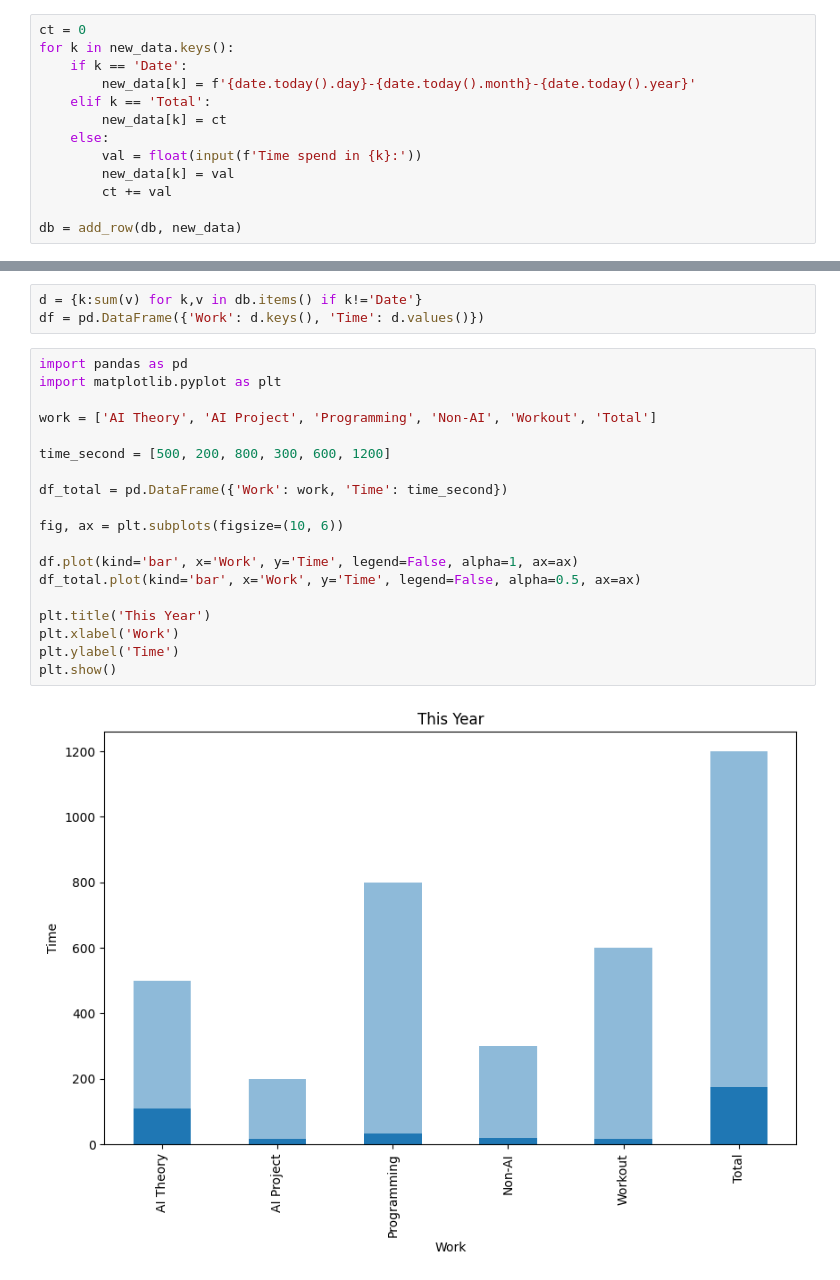
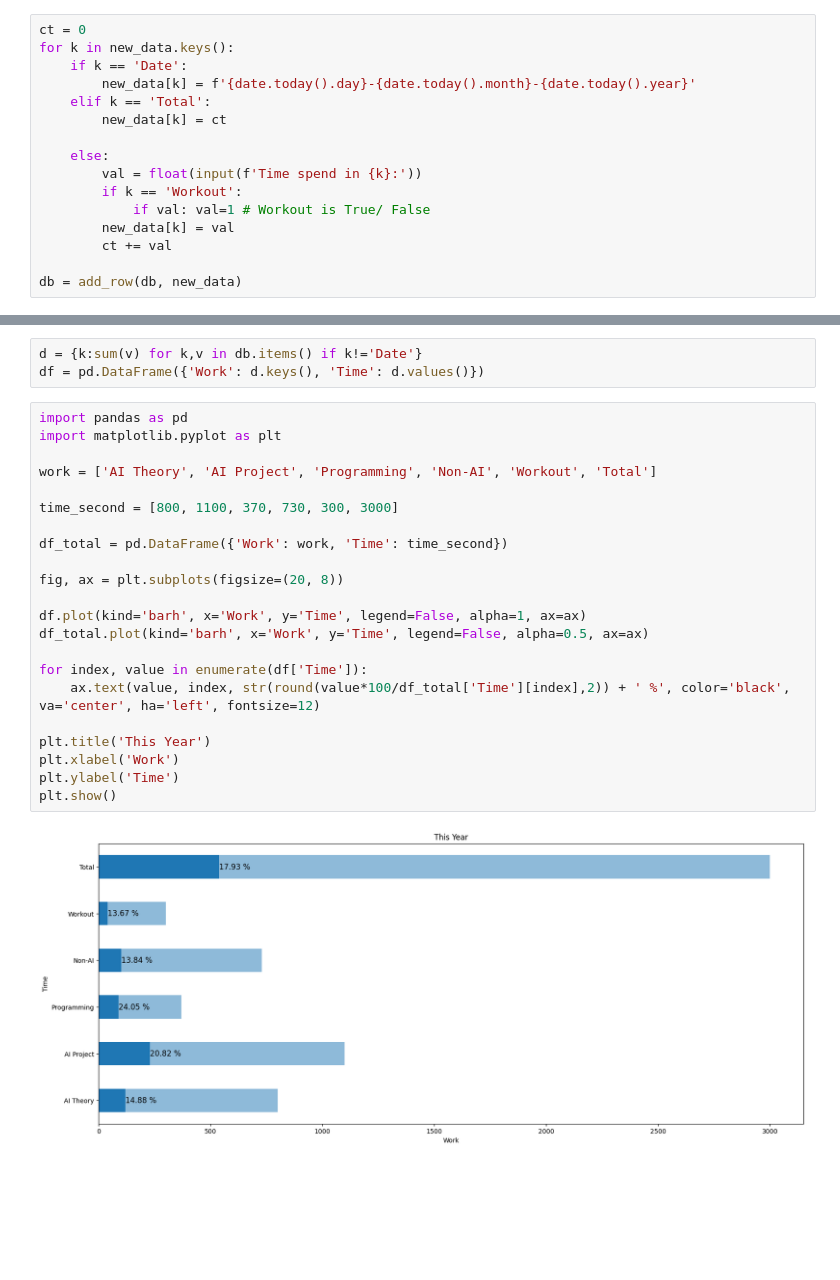
Before and after one commit to Arjun-G-Ravi/Noob-projects, a Jupyter notebook: 20_performance_tracker/test.ipynb, the cells around one changed output, grey strips where cells are left out. Saved outputs shown, nothing was run; the diff lists cells and outputs as text; blank space fills up the shorter version.

Commit message:
Added text to bar chart

```diff
--- a/20_performance_tracker/test.ipynb
+++ b/20_performance_tracker/test.ipynb
@@ -37,8 +37,11 @@ for k in new_data.keys():
         new_data[k] = f'{date.today().day}-{date.today().month}-{date.today().year}'
     elif k == 'Total':
         new_data[k] = ct
+
     else:
         val = float(input(f'Time spend in {k}:'))
+        if k == 'Workout':
+            if val: val=1 # Workout is True/ False
         new_data[k] = val
         ct += val
 
@@ -60,21 +74,24 @@ df = pd.DataFrame({'Work': d.keys(), 'Time': d.values()})
 # %%
 import pandas as pd
 import matplotlib.pyplot as plt
 
 work = ['AI Theory', 'AI Project', 'Programming', 'Non-AI', 'Workout', 'Total']
 
-time_second = [500, 200, 800, 300, 600, 1200]
+time_second = [800, 1100, 370, 730, 300, 3000]
 
 df_total = pd.DataFrame({'Work': work, 'Time': time_second})
 
-fig, ax = plt.subplots(figsize=(10, 6))
+fig, ax = plt.subplots(figsize=(20, 8))
 
-df.plot(kind='bar', x='Work', y='Time', legend=False, alpha=1, ax=ax)
-df_total.plot(kind='bar', x='Work', y='Time', legend=False, alpha=0.5, ax=ax)
+df.plot(kind='barh', x='Work', y='Time', legend=False, alpha=1, ax=ax)
+df_total.plot(kind='barh', x='Work', y='Time', legend=False, alpha=0.5, ax=ax)
+
+for index, value in enumerate(df['Time']):
+    ax.text(value, index, str(round(value*100/df_total['Time'][index],2)) + ' %', color='black', va='center', ha='left', fontsize=12)
 
 plt.title('This Year')
 plt.xlabel('Work')
 plt.ylabel('Time')
 plt.show()
 # %% [output]
-[figure, old version]
+[figure, new version]
```
Also changed, not shown: parts of 2 cells of this notebook.
